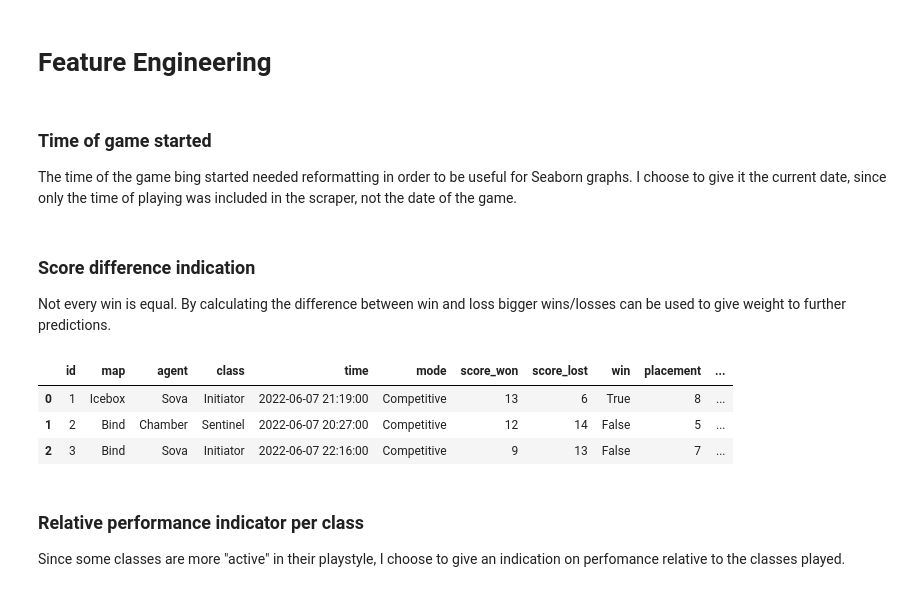
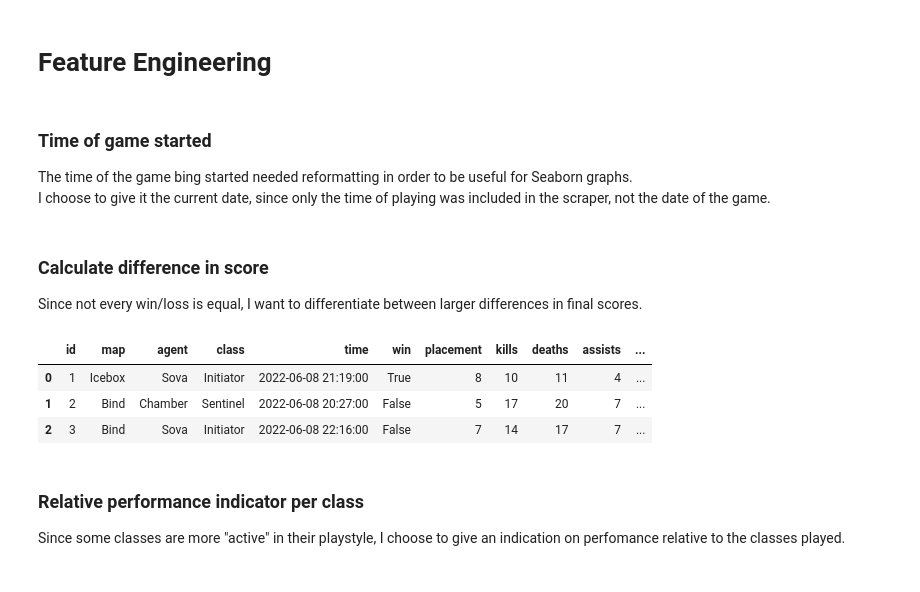
Before and after one commit to sjerrietukkel/valorant_team_predictor, a Jupyter notebook: pred.ipynb, the cells around one changed output. Cells and saved outputs as stored; diff of their text form; code cells hidden in the pictures.

```diff
--- a/pred.ipynb
+++ b/pred.ipynb
@@ -55,37 +76,40 @@ memory usage: 77.1+ KB
 # %% [markdown]
 ### Time of game started
 
-The time of the game bing started needed reformatting in order to be useful for Seaborn graphs. I choose to give it the current date, since only the time of playing was included in the scraper, not the date of the game.
+The time of the game bing started needed reformatting in order to be useful for Seaborn graphs.
+I choose to give it the current date, since only the time of playing was included in the scraper, not the date of the game.
 # %%
-# turn time into 24 hour format without date, since date was not scrapable
+# turn time into 24 hour format without date
 df['time'] = pd.to_datetime(df['time'])
-# df['time_of_day'] = pd.to_datetime('2022-06-06 ' + df['time'].dt.time.astype(str))
+df.drop(["mode"] , axis=1, inplace=True) # not relevant since only competitive games were scraped
-# %% [markdown]
-### Score difference indication
-Not every win is equal. By calculating the difference between win and loss bigger wins/losses can be used to give weight to further predictions.
+# %% [markdown]
+### Calculate difference in score
+
+Since not every win/loss is equal, I want to differentiate between larger differences in final scores.
 # %%
 # Calculates team perfomance based on the difference in score
-df["score_diff"] = df["score_won"] - df["score_lost"]
+df["result_diff"] = df["score_won"] - df["score_lost"]
+df.drop(["score_won", "score_lost"] , axis=1, inplace=True)
 
 def score_indication(score_diff):
     if score_diff > 5:
         return "big win"
     elif score_diff < -5:
         return "big loss"
     elif score_diff > 0:
         return "win"
     elif score_diff < 0:
         return "loss"
     else:
         return "draw"
 
-df["score_diff_indication"] = df["score_diff"].apply(score_indication)
+df["result_indication"] = df["result_diff"].apply(score_indication)
 df.head(3)
 # %% [output]
-|  | id | map | agent | class | time | mode | score_won | score_lost | win | placement | ... |
-| 0 | 1 | Icebox | Sova | Initiator | 2022-06-07 21:19:00 | Competitive | 13 | 6 | True | 8 | ... |
-| 1 | 2 | Bind | Chamber | Sentinel | 2022-06-07 20:27:00 | Competitive | 12 | 14 | False | 5 | ... |
-| 2 | 3 | Bind | Sova | Initiator | 2022-06-07 22:16:00 | Competitive | 9 | 13 | False | 7 | ... |
+|  | id | map | agent | class | time | win | placement | kills | deaths | assists | ... |
+| 0 | 1 | Icebox | Sova | Initiator | 2022-06-08 21:19:00 | True | 8 | 10 | 11 | 4 | ... |
+| 1 | 2 | Bind | Chamber | Sentinel | 2022-06-08 20:27:00 | False | 5 | 17 | 20 | 7 | ... |
+| 2 | 3 | Bind | Sova | Initiator | 2022-06-08 22:16:00 | False | 7 | 14 | 17 | 7 | ... |
 # %% [markdown]
 ### Relative performance indicator per class
 
```
Also changed, not shown: parts of 21 cells of this notebook.
